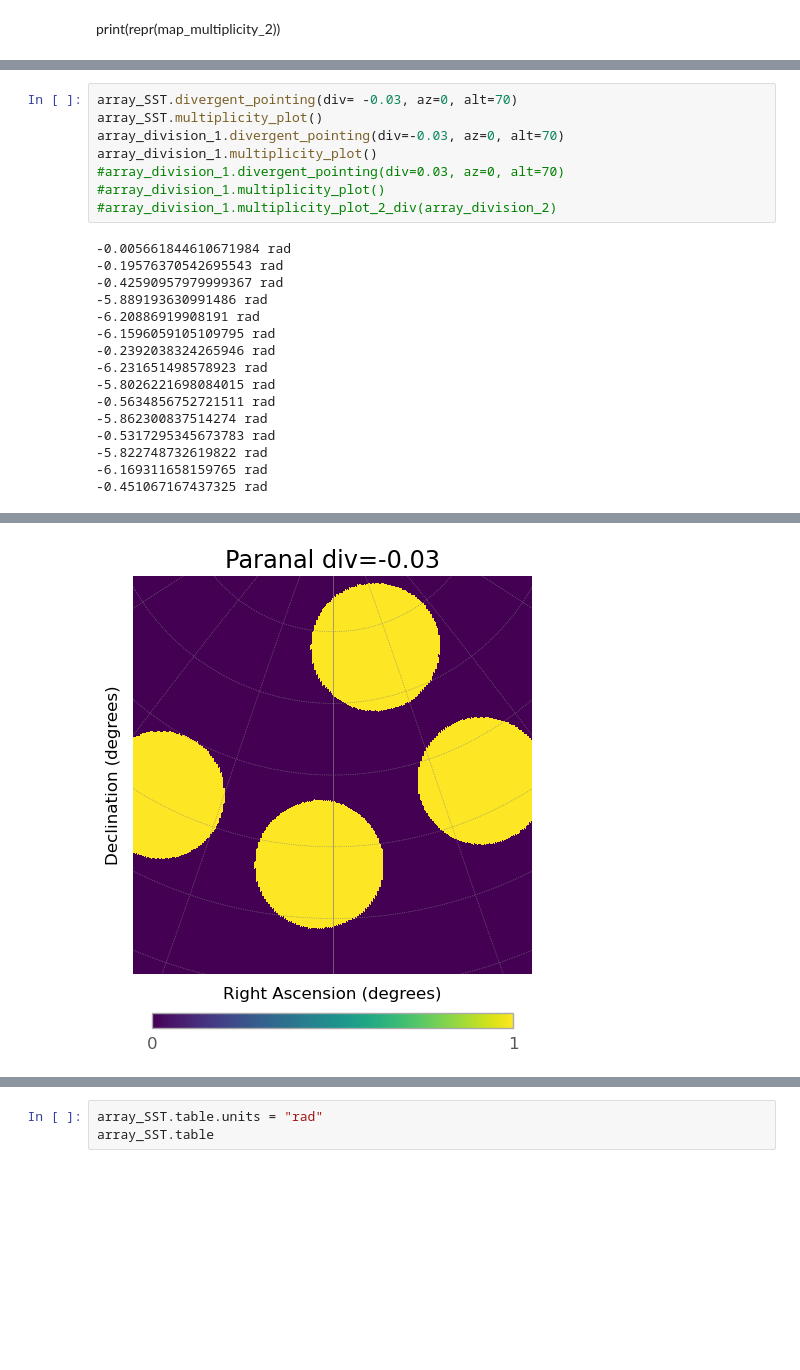
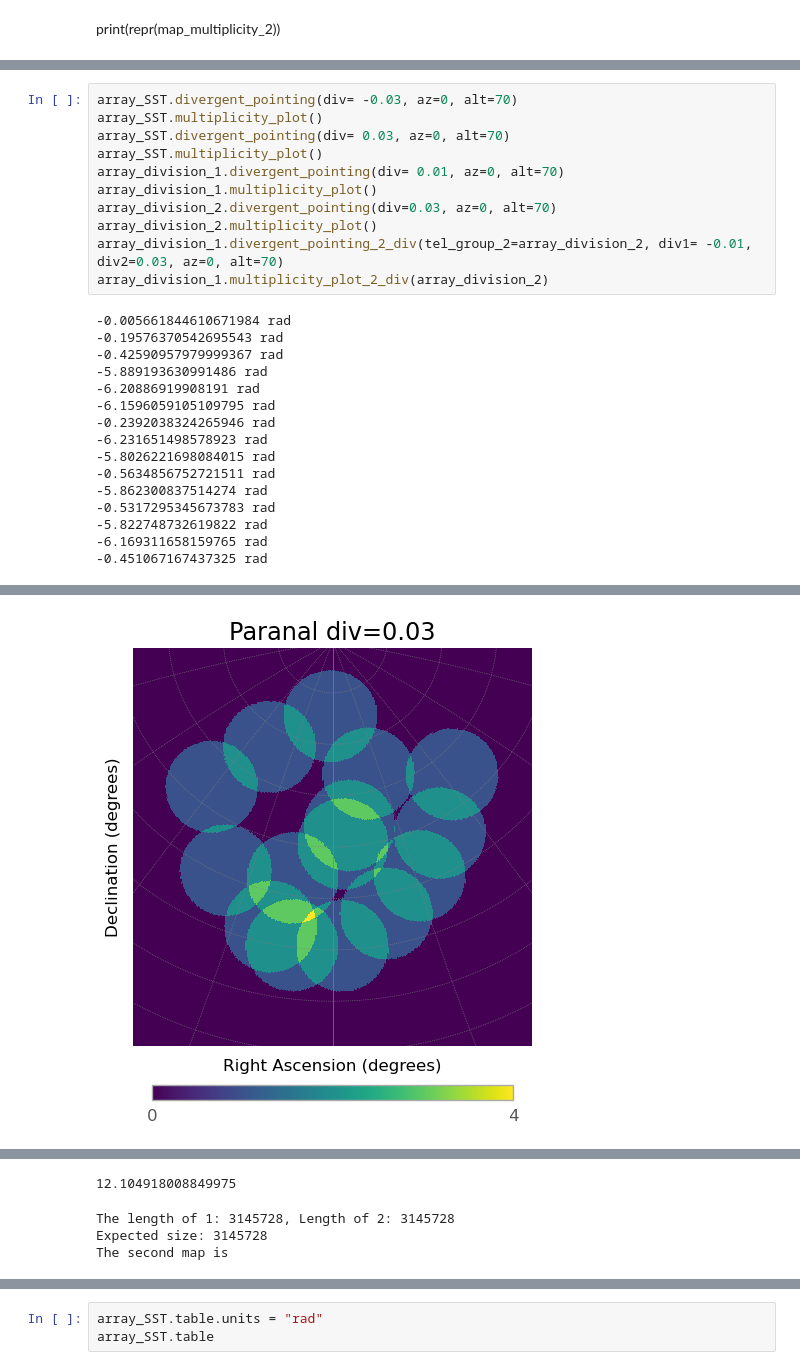
Before and after one commit to SamantaMorales/divtel, a Jupyter notebook: SSTs.ipynb, the cells around one changed output, grey strips where cells are left out. Drawn from its saved outputs; the diff is of its cells as text; blank space fills up the shorter version.

```diff
--- a/SSTs.ipynb
+++ b/SSTs.ipynb
@@ -1380,25 +1389,29 @@ The second map is
 # %%
 array_SST.divergent_pointing(div= -0.03, az=0, alt=70)
 array_SST.multiplicity_plot()
-array_division_1.divergent_pointing(div=-0.03, az=0, alt=70)
+array_SST.divergent_pointing(div= 0.03, az=0, alt=70)
+array_SST.multiplicity_plot()
+array_division_1.divergent_pointing(div= 0.01, az=0, alt=70)
 array_division_1.multiplicity_plot()
-#array_division_1.divergent_pointing(div=0.03, az=0, alt=70)
-#array_division_1.multiplicity_plot()
-#array_division_1.multiplicity_plot_2_div(array_division_2)
+array_division_2.divergent_pointing(div=0.03, az=0, alt=70)
+array_division_2.multiplicity_plot()
+array_division_1.divergent_pointing_2_div(tel_group_2=array_division_2, div1= -0.01, div2=0.03, az=0, alt=70)
+array_division_1.multiplicity_plot_2_div(array_division_2)
 # %% [output]
 -0.005661844610671984 rad
 -0.19576370542695543 rad
 -0.42590957979999367 rad
 -5.889193630991486 rad
 -6.20886919908191 rad
 -6.1596059105109795 rad
 -0.2392038324265946 rad
 -6.231651498578923 rad
 -5.8026221698084015 rad
 -0.5634856752721511 rad
 -5.862300837514274 rad
 -0.5317295345673783 rad
 -5.822748732619822 rad
 -6.169311658159765 rad
 -0.451067167437325 rad
 [figure]
+[figure, new version]
@@ -1409 +1436,4 @@ array_division_1.multiplicity_plot()
-[figure, old version]
+12.104918008849975
+The length of 1: 3145728, Length of 2: 3145728
+Expected size: 3145728
+The second map is
```
Also changed, not shown: parts of 13 cells of this notebook, 9 other files.
